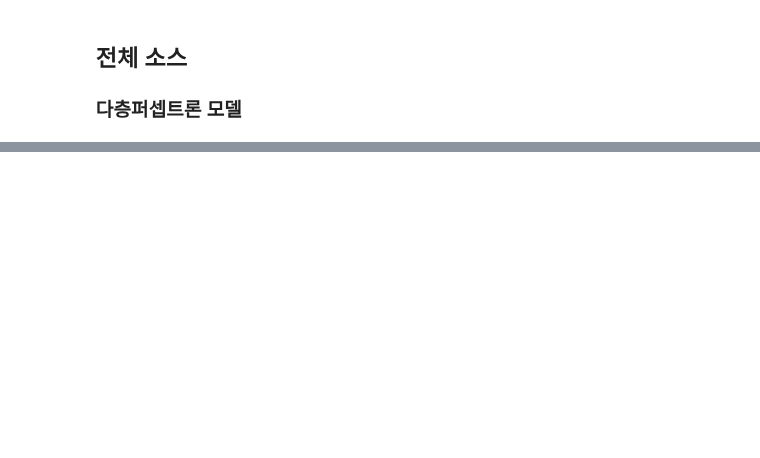
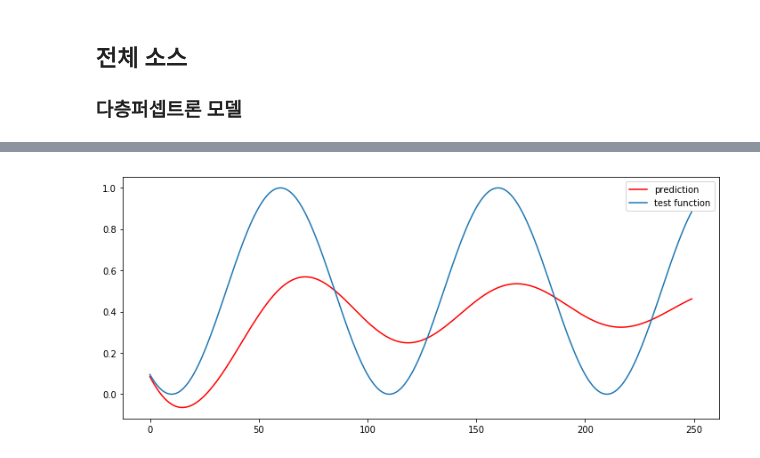
Before and after one commit to NinCastle/Learn-Machine-Learning, a Jupyter notebook: keras/block_keras/2_Layer_conceptual_catching/Time-series_Numerical_Input_Numerical_Prediction_Model.ipynb, the cells around one changed output, grey strips where cells are left out. Saved outputs shown, nothing was run; the diff lists cells and outputs as text; code cells hidden in the pictures; blank space fills up the shorter version.

```diff
--- a/keras/block_keras/2_Layer_conceptual_catching/Time-series_Numerical_Input_Numerical_Prediction_Model.ipynb
+++ b/keras/block_keras/2_Layer_conceptual_catching/Time-series_Numerical_Input_Numerical_Prediction_Model.ipynb
@@ -259,0 +362,18 @@ Test Score :  0.019253243922599052
+# %%
+# 7. 모델 사용하기
+look_ahead = 250 #???
+xhat = x_test[0]
+
+predictions = np.zeros((look_ahead, 1))
+for i in range(look_ahead):
+    prediction = model.predict(np.array([xhat]), batch_size=1)
+    predictions[i] = prediction
+    xhat = np.vstack([xhat[1:], prediction])
+
+plt.figure(figsize=(12, 5))
+plt.plot(np.arange(look_ahead), predictions, 'r', label="prediction")
+plt.plot(np.arange(look_ahead), y_test[:look_ahead], label="test function")
+plt.legend()
+plt.show()
+# %% [output]
+[figure, added]
```
Also changed, not shown: parts of 14 cells of this notebook.
